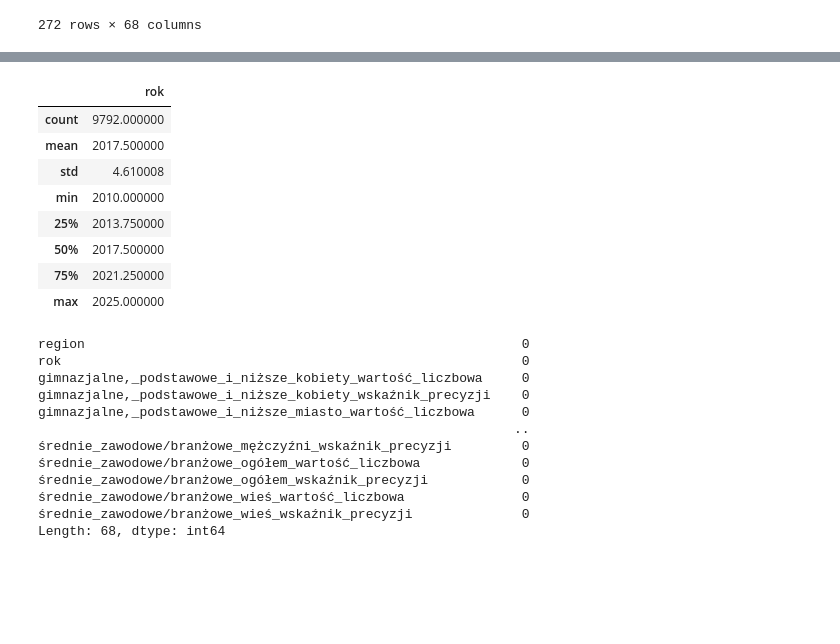
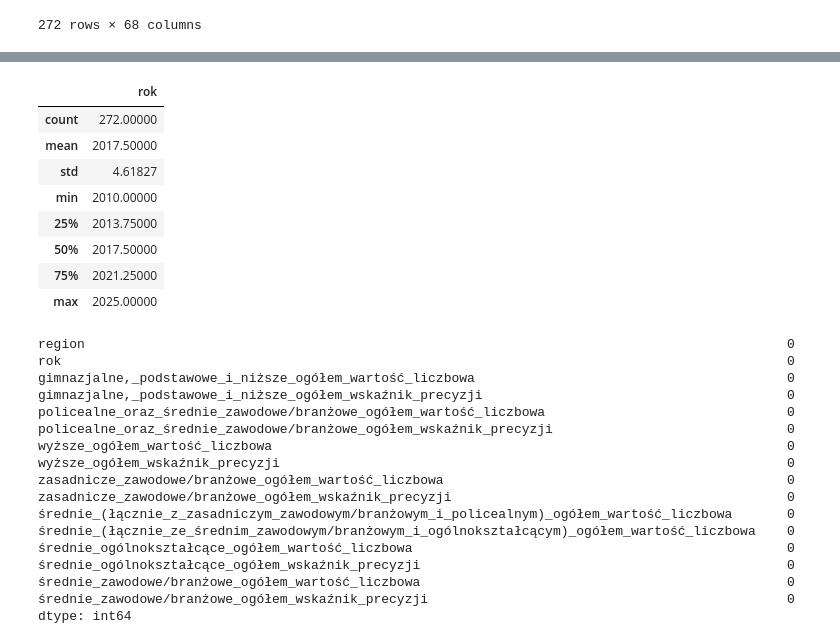
Before and after one commit to kabix09/panelek, a Jupyter notebook: 01_read_data_odsetek_produkcyjny.ipynb, the cells around one changed output, grey strips where cells are left out. Cells and saved outputs as stored; diff of their text form; code cells hidden in the pictures; blank space fills up the shorter version.

```diff
--- a/01_read_data_odsetek_produkcyjny.ipynb
+++ b/01_read_data_odsetek_produkcyjny.ipynb
@@ -156,3 +156,5 @@ display(df_output)
 | 270 | ŚWIĘTOKRZYSKIE | 2024 | 11.5 | 5.85 | 9.5 | ... |
 | 271 | ŚWIĘTOKRZYSKIE | 2025 | - | - | - | ... |
 272 rows × 68 columns
+# %%
+df_filtered = df_output.loc[:, df_output.columns.str.contains(r'^region$|^rok$|ogółem', regex=True)]
@@ -161,28 +179,33 @@ df_output.to_csv("data/processed/odsetek_produkcyjny.csv", index=False)
 # %%
-df_output.describe()
+df_filtered.describe()
 # %% [output]
 |  | rok |
-| count | 9792.000000 |
-| mean | 2017.500000 |
-| std | 4.610008 |
-| min | 2010.000000 |
-| 25% | 2013.750000 |
-| 50% | 2017.500000 |
-| 75% | 2021.250000 |
-| max | 2025.000000 |
+| count | 272.00000 |
+| mean | 2017.50000 |
+| std | 4.61827 |
+| min | 2010.00000 |
+| 25% | 2013.75000 |
+| 50% | 2017.50000 |
+| 75% | 2021.25000 |
+| max | 2025.00000 |
 # %%
-df_output.missing_values = df_output.isnull().sum()
-display(df_output.missing_values)
+df_filtered.missing_values = df_filtered.isnull().sum()
+display(df_filtered.missing_values)
 # %% [output]
-region                                                        0
-rok                                                           0
-gimnazjalne,_podstawowe_i_niższe_kobiety_wartość_liczbowa     0
-gimnazjalne,_podstawowe_i_niższe_kobiety_wskaźnik_precyzji    0
-gimnazjalne,_podstawowe_i_niższe_miasto_wartość_liczbowa      0
-                                                             ..
-średnie_zawodowe/branżowe_mężczyźni_wskaźnik_precyzji         0
-średnie_zawodowe/branżowe_ogółem_wartość_liczbowa             0
-średnie_zawodowe/branżowe_ogółem_wskaźnik_precyzji            0
-średnie_zawodowe/branżowe_wieś_wartość_liczbowa               0
-średnie_zawodowe/branżowe_wieś_wskaźnik_precyzji              0
-Length: 68, dtype: int64
+region                                                                                          0
+rok                                                                                             0
+gimnazjalne,_podstawowe_i_niższe_ogółem_wartość_liczbowa                                        0
+gimnazjalne,_podstawowe_i_niższe_ogółem_wskaźnik_precyzji                                       0
+policealne_oraz_średnie_zawodowe/branżowe_ogółem_wartość_liczbowa                               0
+policealne_oraz_średnie_zawodowe/branżowe_ogółem_wskaźnik_precyzji                              0
+wyższe_ogółem_wartość_liczbowa                                                                  0
+wyższe_ogółem_wskaźnik_precyzji                                                                 0
+zasadnicze_zawodowe/branżowe_ogółem_wartość_liczbowa                                            0
+zasadnicze_zawodowe/branżowe_ogółem_wskaźnik_precyzji                                           0
+średnie_(łącznie_z_zasadniczym_zawodowym/branżowym_i_policealnym)_ogółem_wartość_liczbowa       0
+średnie_(łącznie_ze_średnim_zawodowym/branżowym_i_ogólnokształcącym)_ogółem_wartość_liczbowa    0
+średnie_ogólnokształcące_ogółem_wartość_liczbowa                                                0
+średnie_ogólnokształcące_ogółem_wskaźnik_precyzji                                               0
+średnie_zawodowe/branżowe_ogółem_wartość_liczbowa                                               0
+średnie_zawodowe/branżowe_ogółem_wskaźnik_precyzji                                              0
+dtype: int64
```
Also changed, not shown: parts of 2 cells of this notebook, 3 other files.
